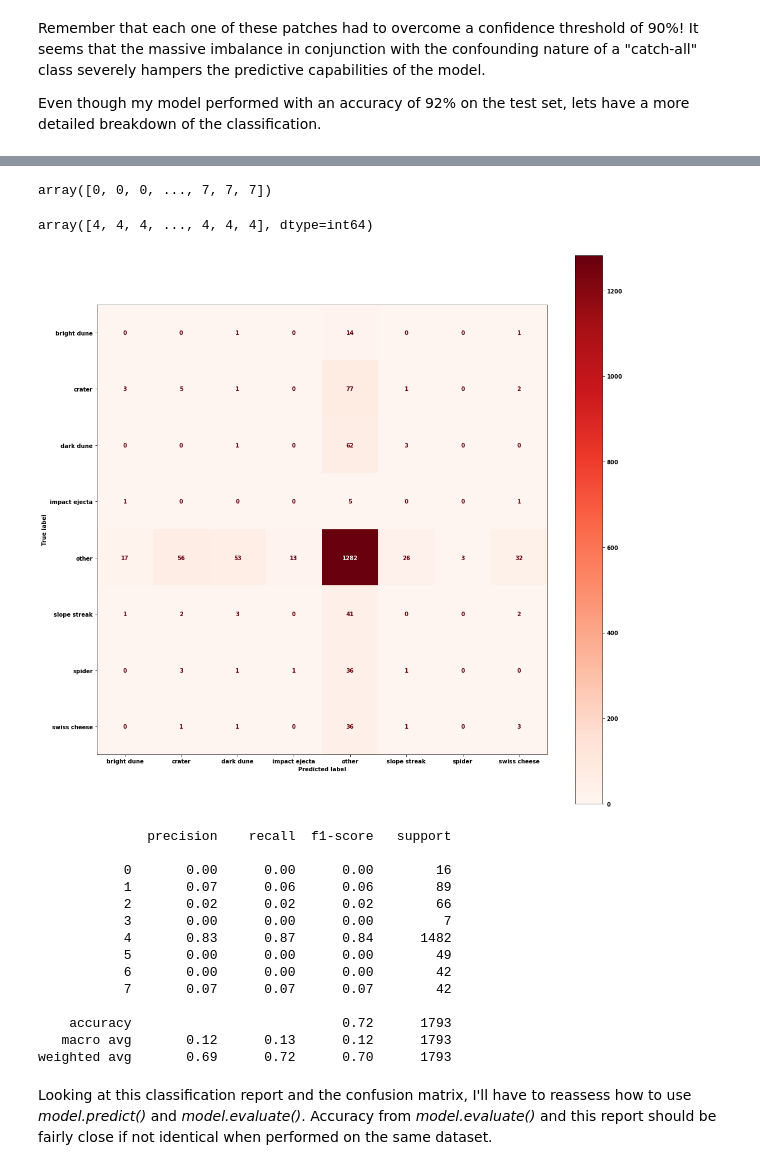
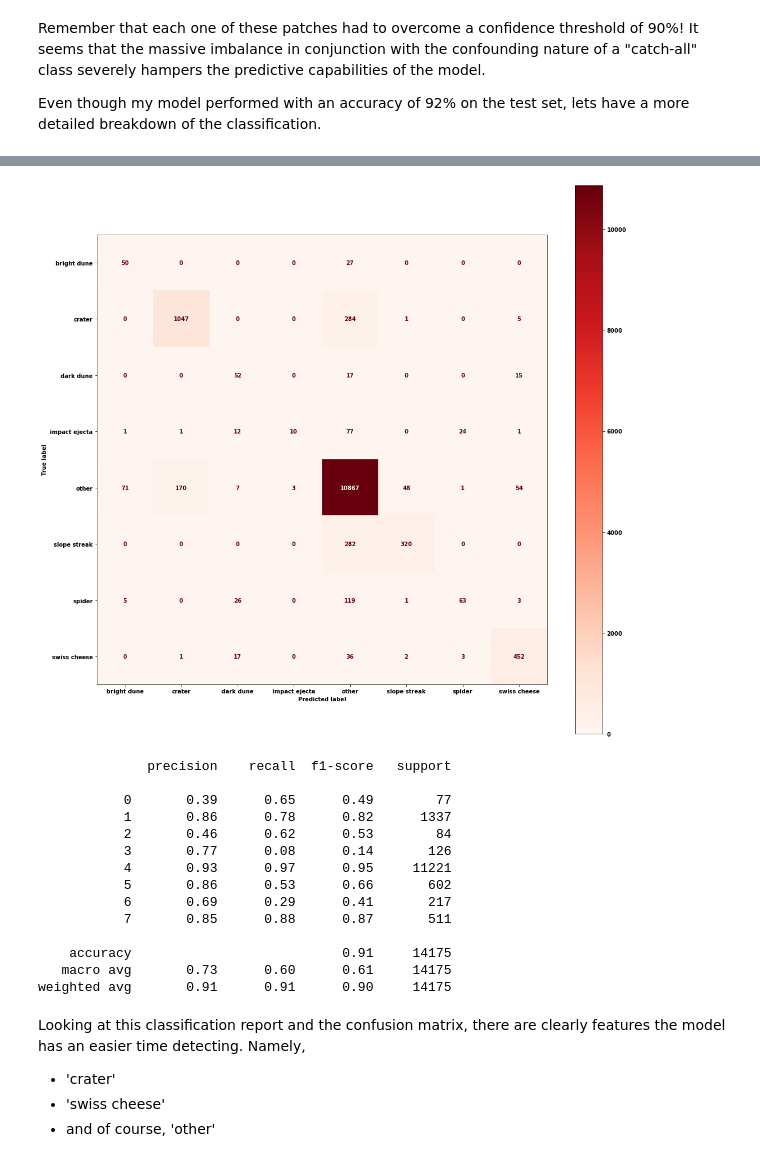
Before and after one commit to ssaeed85/dsc-ph5-MarsTerrainAnomalyDetection, a Jupyter notebook: 06_AnomalyDetection.ipynb, the cells around one changed output, grey strips where cells are left out. Cells and saved outputs as stored; diff of their text form; code cells hidden in the pictures.

```diff
--- a/06_AnomalyDetection.ipynb
+++ b/06_AnomalyDetection.ipynb
@@ -93,7 +93,8 @@ val_generator = val_datagen.flow_from_directory(
     target_size = (227,227),
     batch_size=1,
     color_mode='rgb',
-    class_mode='categorical'
+    class_mode='categorical',
+    shuffle=False
 )
 # %% [output]
 Found 14175 images belonging to 8 classes.
@@ -335,7 +316,7 @@ Remember that each one of these patches had to overcome a confidence threshold o
 
 Even though my model performed with an accuracy of 92% on the test set, lets have a more detailed breakdown of the classification.
 # %%
-test_actual = test_generator.classes
-test_preds_proba = final_model.predict(test_generator)
+test_actual = val_generator.classes
+test_preds_proba = final_model.predict(val_generator)
 test_preds = np.argmax(test_preds_proba, axis=1)
 # %% [output]
@@ -343,40 +324,34 @@ test_preds = np.argmax(test_preds_proba, axis=1)
-# %%
-test_actual
-# %% [output]
-array([0, 0, 0, ..., 7, 7, 7])
-# %%
-test_preds
-# %% [output]
-array([4, 4, 4, ..., 4, 4, 4], dtype=int64)
 # %%
 fig, ax = plt.subplots(figsize=(18,18))
 disp = ConfusionMatrixDisplay(confusion_matrix(test_actual, test_preds),
-                              display_labels=test_generator.class_indices
+                              display_labels=val_generator.class_indices
                              )
 
 disp.plot(ax=ax,cmap='Reds');
 # %% [output]
-[figure, old version]
+[figure, new version]
 # %%
 print(classification_report(test_actual, test_preds))
 # %% [output]
               precision    recall  f1-score   support
 
-           0       0.00      0.00      0.00        16
-           1       0.07      0.06      0.06        89
-           2       0.02      0.02      0.02        66
-           3       0.00      0.00      0.00         7
-           4       0.83      0.87      0.84      1482
-           5       0.00      0.00      0.00        49
-           6       0.00      0.00      0.00        42
-           7       0.07      0.07      0.07        42
+           0       0.39      0.65      0.49        77
+           1       0.86      0.78      0.82      1337
+           2       0.46      0.62      0.53        84
+           3       0.77      0.08      0.14       126
+           4       0.93      0.97      0.95     11221
+           5       0.86      0.53      0.66       602
+           6       0.69      0.29      0.41       217
+           7       0.85      0.88      0.87       511
 
-    accuracy                           0.72      1793
-   macro avg       0.12      0.13      0.12      1793
-weighted avg       0.69      0.72      0.70      1793
+    accuracy                           0.91     14175
+   macro avg       0.73      0.60      0.61     14175
+weighted avg       0.91      0.91      0.90     14175
-# %% [markdown]
-Looking at this classification report and the confusion matrix, I'll have to reassess how to use *model.predict()* and *model.evaluate()*.
-Accuracy from *model.evaluate()* and this report should be fairly close if not identical when performed on the same dataset.
+# %% [markdown]
+Looking at this classification report and the confusion matrix, there are clearly features the model has an easier time detecting. Namely,
+- 'crater'
+- 'swiss cheese'
+- and of course, 'other'
 # %% [markdown]
 # Conclusion
 The final chosen model was the VGG16 pretrained model which was run through 500 more iterations to fine tune the weights for my particular problem set.
```
Also changed, not shown: parts of 11 cells of this notebook, 2 other files.
